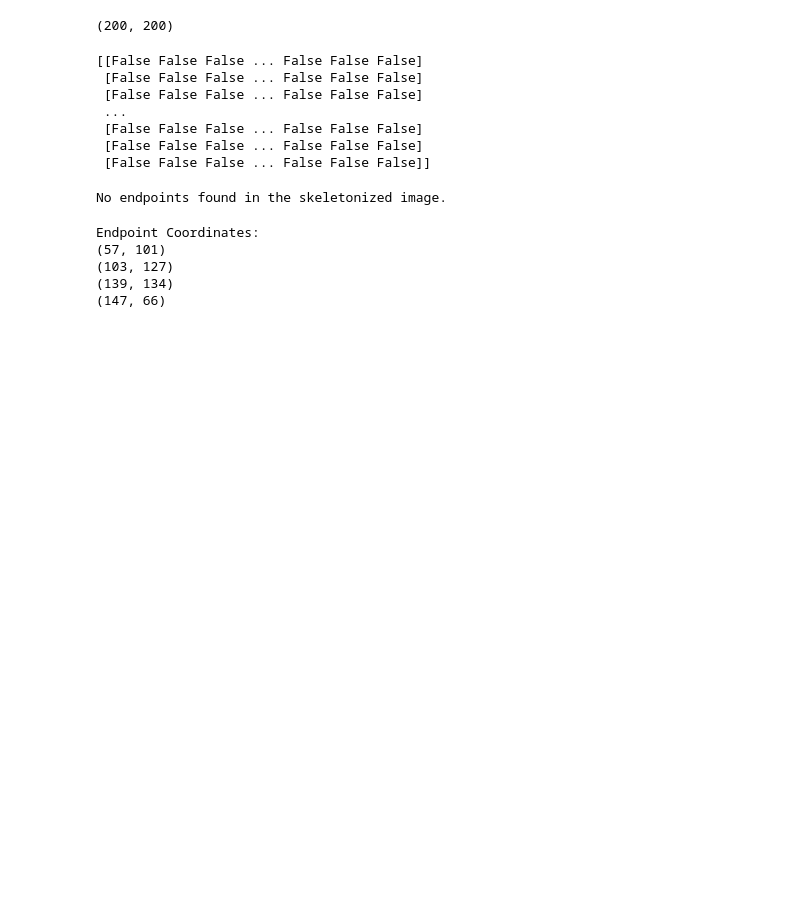
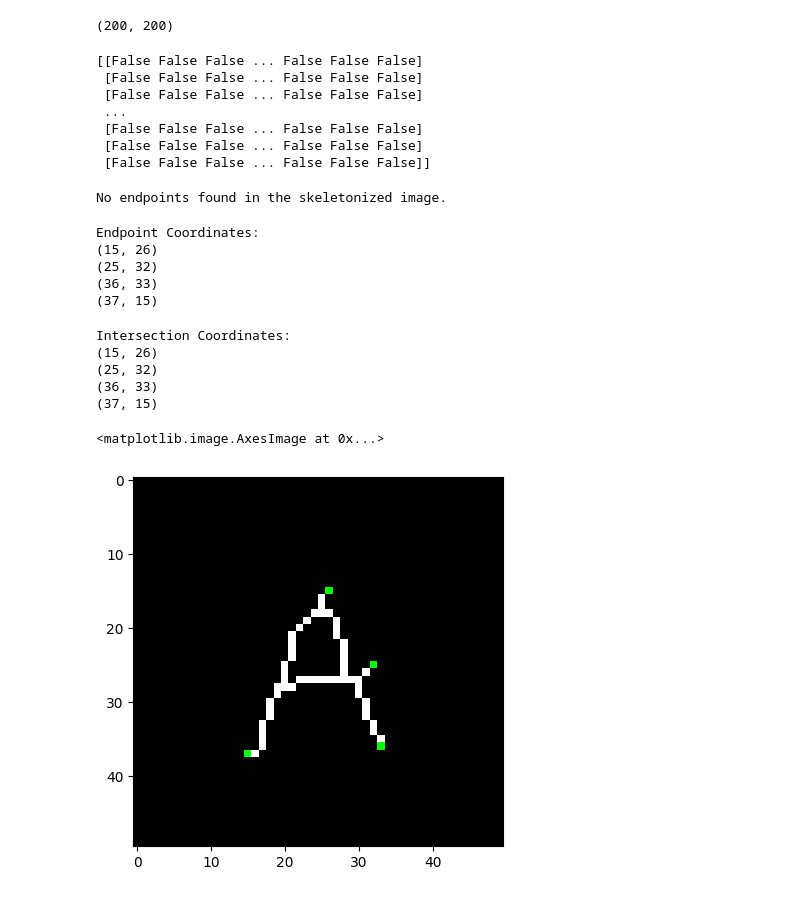
Before and after one commit to hunkim98/curves, a Jupyter notebook: thinning.ipynb, the cells around one changed output. Saved outputs shown, nothing was run; the diff lists cells and outputs as text; code cells hidden in the pictures; blank space fills up the shorter version.

Commit message:
Find intersections

```diff
--- a/thinning.ipynb
+++ b/thinning.ipynb
@@ -222,7 +222,7 @@ skeleton_image = np.array([
 ], dtype=np.uint8)
 
 # Define all possible hit-or-miss structuring elements for endpoints
-hit_or_miss_kernels = np.array([
+hit_or_miss_kernels1 = np.array([
     [[1, 0, 0],
      [0, 1, 0],
      [0, 0, 0]],
@@ -240,7 +240,7 @@ hit_or_miss_kernels = np.array([
 endpoints = np.zeros(skeleton.shape, dtype=np.uint8)
 
 # Detect endpoints using all structuring elements
-for kernel in hit_or_miss_kernels:
+for kernel in hit_or_miss_kernels1:
     for i in range(4):
         endpoints += ndimage.binary_hit_or_miss(skeleton, structure1=kernel)
         kernel = np.rot90(kernel)
@@ -257,21 +257,71 @@ else:
     print("No endpoints found in the skeletonized image.")
 # %% [output]
 Endpoint Coordinates:
-(57, 101)
-(103, 127)
-(139, 134)
-(147, 66)
+(15, 26)
+(25, 32)
+(36, 33)
+(37, 15)
+# %%
+import numpy as np
+from scipy import ndimage
+
+# Define all possible hit-or-miss structuring elements for intersections
+hit_or_miss_kernels2 = np.array([
+    [[0, 1, 0],
+     [1, 1, 1],
+     [0, 0, 0]],
+
+    [[0, 1, 0],
+     [1, 1, 1],
+     [1, 0, 0]],
+
+    [[0, 1, 0],
+     [1, 1, 1],
+     [0, 1, 0]],
+
+    [[0, 1, 0],
+     [1, 1, 1],
+     [0, 0, 1]],
+], dtype=np.uint8)
+
+intersections = np.zeros(skeleton.shape, dtype=np.uint8)
+
+# Detect intersections using all structuring elements
+for kernel in hit_or_miss_kernels2:
+    for i in range(4):
+        intersections += ndimage.binary_hit_or_miss(skeleton, structure1=kernel)
+        kernel = np.rot90(kernel)
+
+# Get the coordinates of the detected endpoints
+intersection_coordinates = np.transpose(np.where(intersections))
+
+# Print the coordinates of the detected endpoints
+if intersection_coordinates.size > 0:
+    print("Intersection Coordinates:")
+    for coordinate in intersection_coordinates:
+        print(tuple(coordinate))
+else:
+    print("No endpoints found in the skeletonized image.")
+# %% [output]
+Intersection Coordinates:
+(15, 26)
+(25, 32)
+(36, 33)
+(37, 15)
 # %%
 copy_skeleton = skeleton.copy()
-for i in range(len(endpoints_coordinates)):
-    copy_skeleton[endpoints_coordinates[i][0]][endpoints_coordinates[i][1]] = 0.5
-
 image = Image.fromarray(copy_skeleton.astype(np.uint8) * 255)
 rgb = image.convert('RGB')
 
 for i in range(len(endpoints_coordinates)):
     rgb.putpixel((endpoints_coordinates[i][1], endpoints_coordinates[i][0]), (255, 0, 0))
 
+for i in range(len(intersection_coordinates)):
+    rgb.putpixel((intersection_coordinates[i][1], intersection_coordinates[i][0]), (0, 255, 0))
+
 # rgb.show()
 
 plt.imshow(rgb)
+# %% [output]
+<matplotlib.image.AxesImage at 0x...>
+[figure, added]
```
Also changed, not shown: parts of 4 cells of this notebook, 1 other file.
